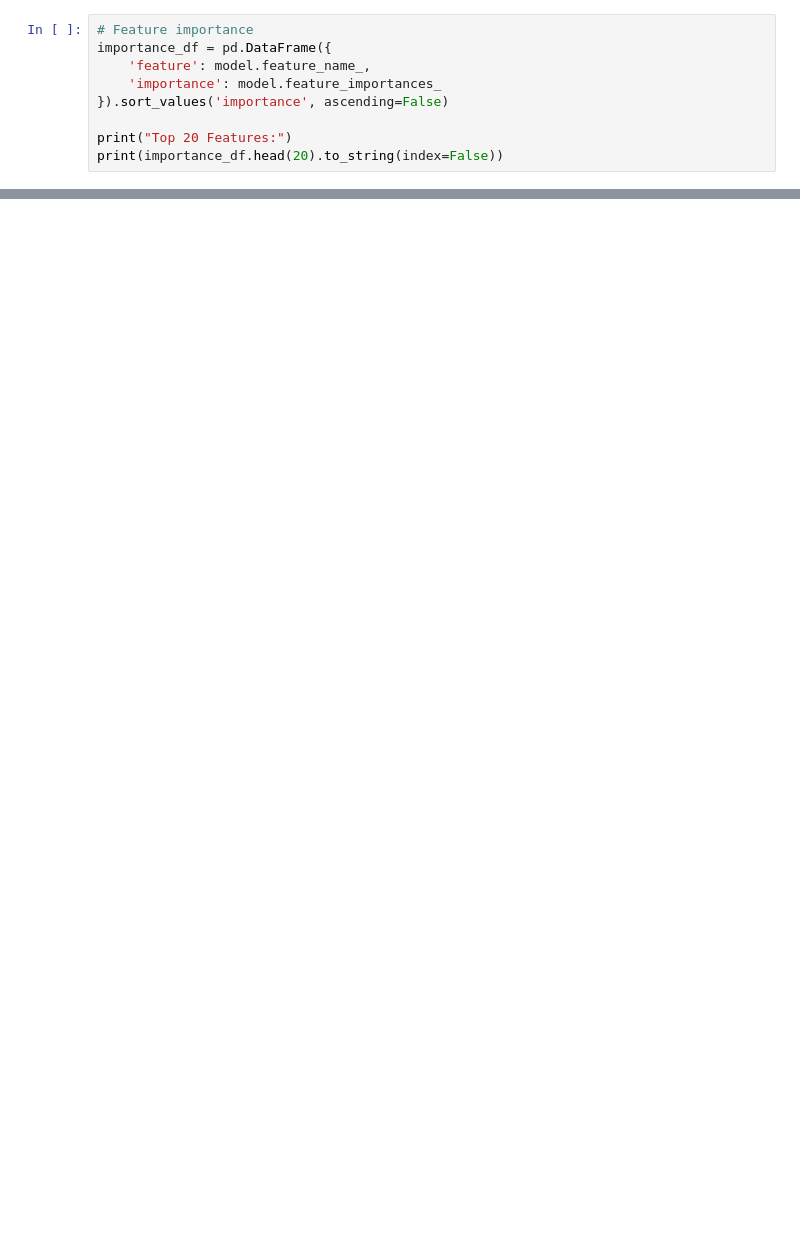
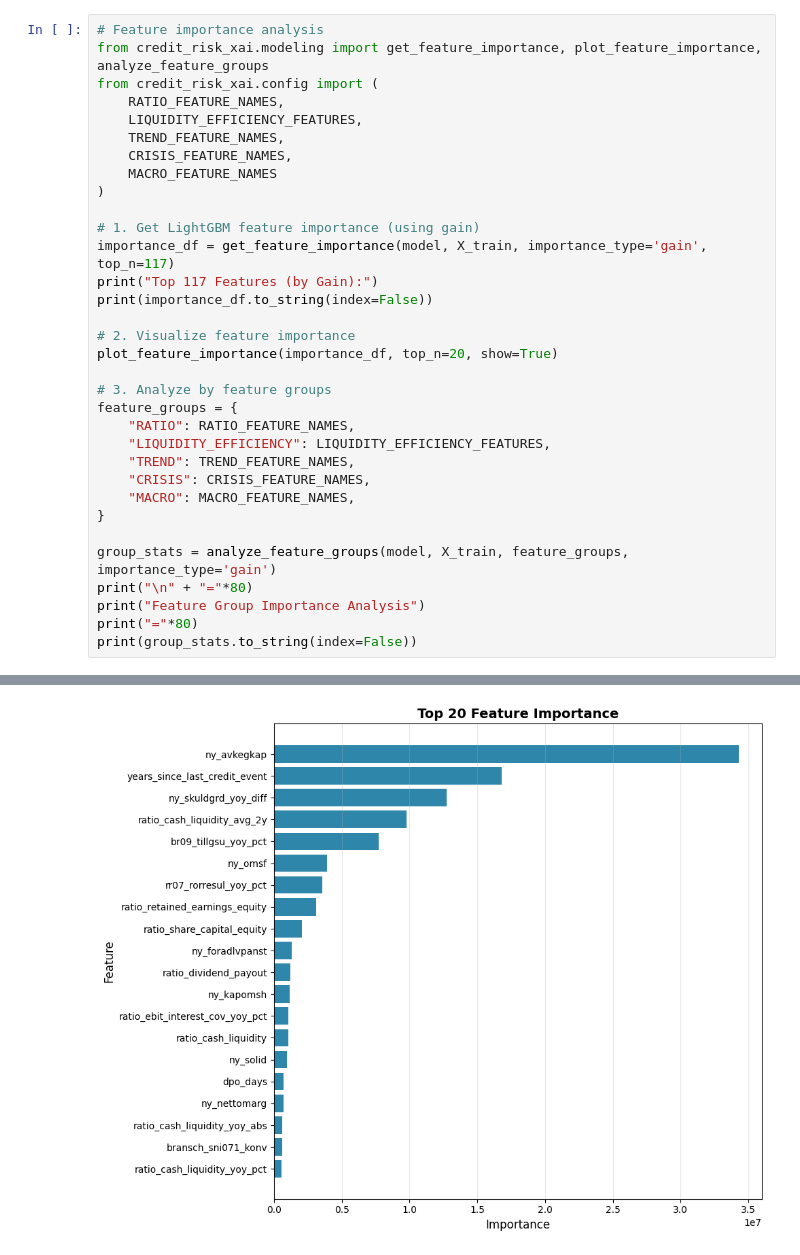
Before and after one commit to vilhelm-k/credit-risk-xai-thesis, a Jupyter notebook: notebooks/02_modelling_test.ipynb, the cells around one changed output, grey strips where cells are left out. Drawn from its saved outputs; the diff is of its cells as text; blank space fills up the shorter version.

```diff
--- a/notebooks/02_modelling_test.ipynb
+++ b/notebooks/02_modelling_test.ipynb
@@ -67,9 +125,34 @@ print(confusion_matrix(y_val, y_pred))
 # %%
-# Feature importance
-importance_df = pd.DataFrame({
-    'feature': model.feature_name_,
-    'importance': model.feature_importances_
-}).sort_values('importance', ascending=False)
+# Feature importance analysis
+from credit_risk_xai.modeling import get_feature_importance, plot_feature_importance, analyze_feature_groups
+from credit_risk_xai.config import (
+    RATIO_FEATURE_NAMES,
+    LIQUIDITY_EFFICIENCY_FEATURES,
+    TREND_FEATURE_NAMES,
+    CRISIS_FEATURE_NAMES,
+    MACRO_FEATURE_NAMES
+)
 
-print("Top 20 Features:")
-print(importance_df.head(20).to_string(index=False))
+# 1. Get LightGBM feature importance (using gain)
+importance_df = get_feature_importance(model, X_train, importance_type='gain', top_n=117)
+print("Top 117 Features (by Gain):")
+print(importance_df.to_string(index=False))
+
+# 2. Visualize feature importance
+plot_feature_importance(importance_df, top_n=20, show=True)
+
+# 3. Analyze by feature groups
+feature_groups = {
+    "RATIO": RATIO_FEATURE_NAMES,
+    "LIQUIDITY_EFFICIENCY": LIQUIDITY_EFFICIENCY_FEATURES,
+    "TREND": TREND_FEATURE_NAMES,
+    "CRISIS": CRISIS_FEATURE_NAMES,
+    "MACRO": MACRO_FEATURE_NAMES,
+}
+
+group_stats = analyze_feature_groups(model, X_train, feature_groups, importance_type='gain')
+print("\n" + "="*80)
+print("Feature Group Importance Analysis")
+print("="*80)
+print(group_stats.to_string(index=False))
+# %% [output]
@@ -75,0 +176 @@ print(importance_df.head(20).to_string(index=False))
+[figure, added]
```
Also changed, not shown: parts of 10 cells of this notebook, 4 other files.
